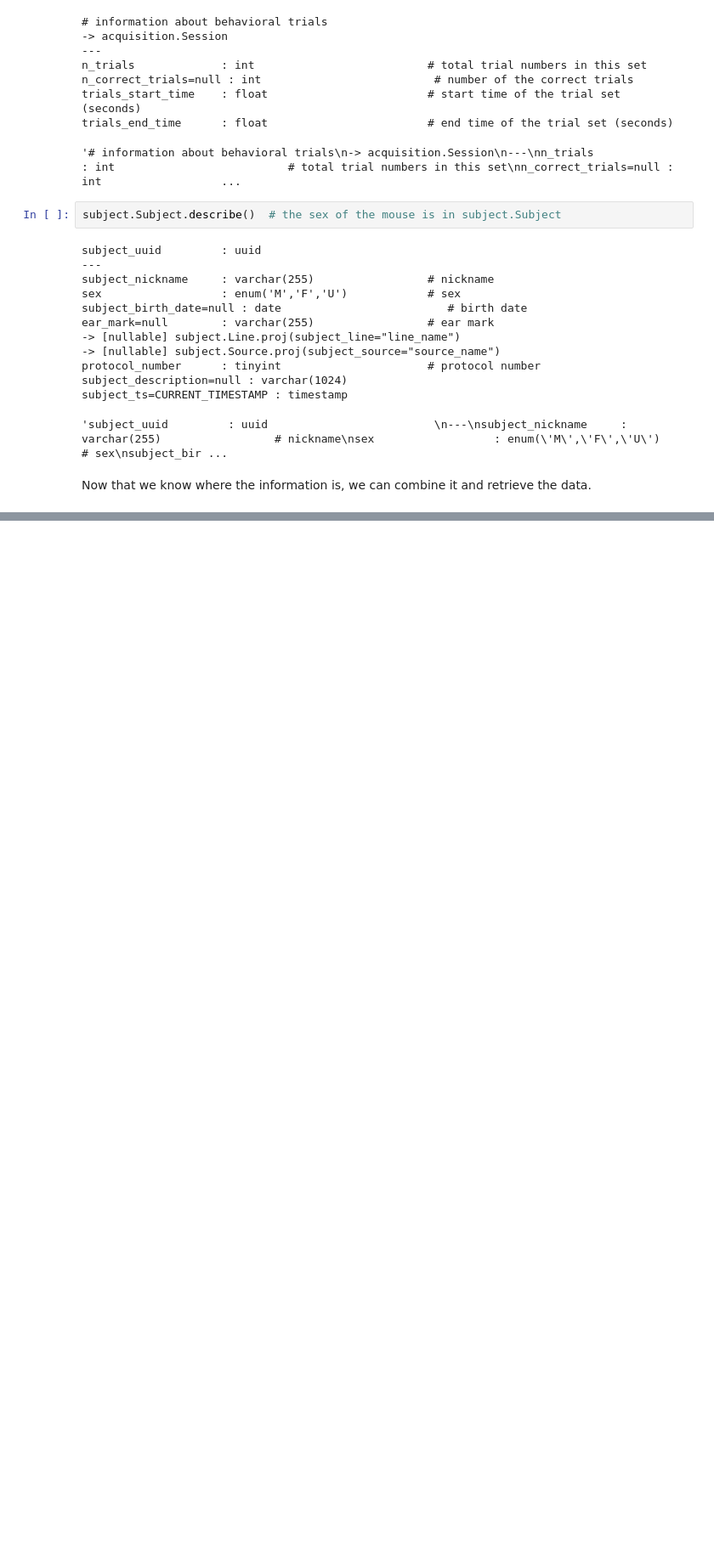
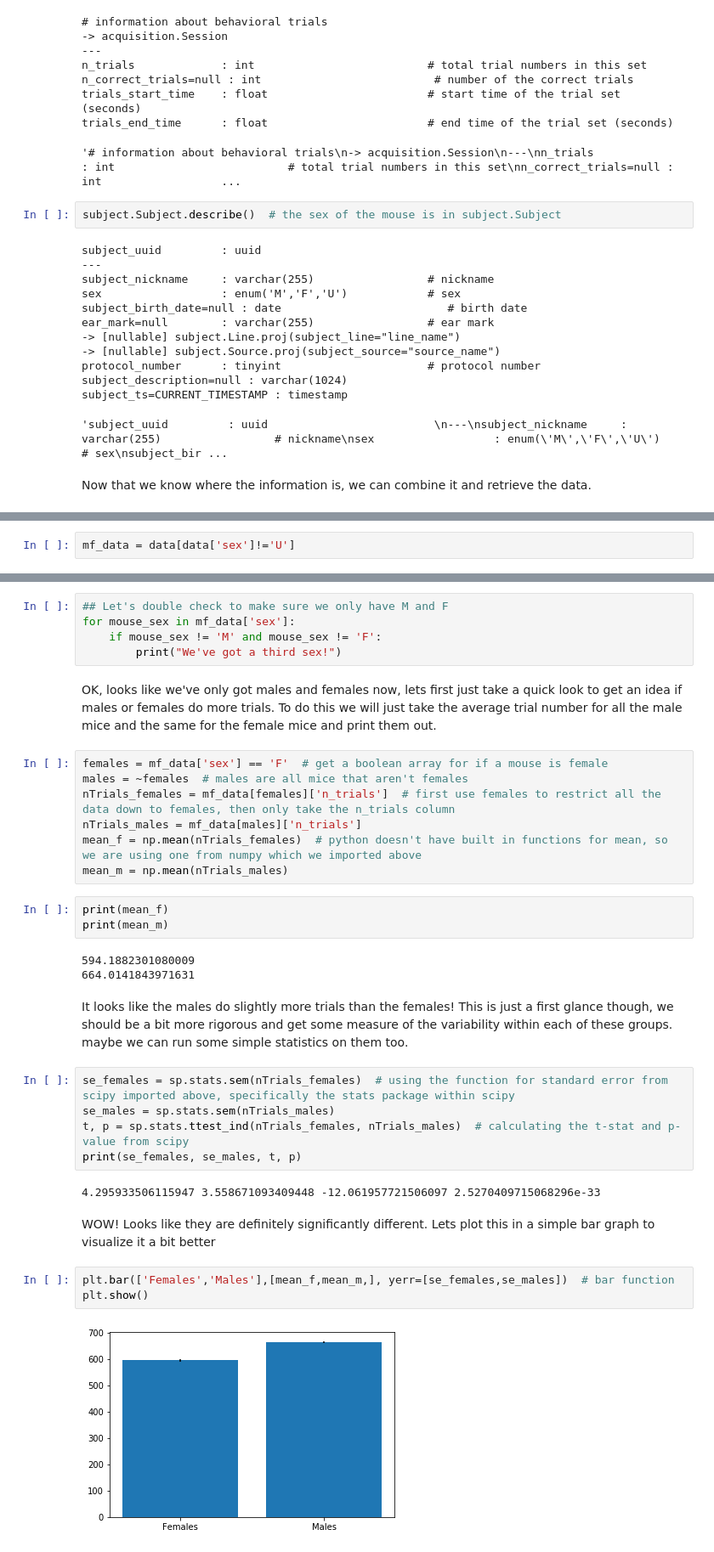
Before and after one commit to cskrasniak/behavior_analysis_demo, a Jupyter notebook: simple_analysis_example.ipynb, the cells around one changed output, grey strips where cells are left out. Shown: that part at 85% size. Saved outputs shown, nothing was run; the diff lists cells and outputs as text; blank space fills up the shorter version.

```diff
--- a/simple_analysis_example.ipynb
+++ b/simple_analysis_example.ipynb
@@ -125,0 +127,2 @@ To inspire original questions for students, the following line can be run to fin
+# %%
+mf_data = data[data['sex']!='U']
@@ -125,0 +143,36 @@ To inspire original questions for students, the following line can be run to fin
+# %%
+## Let's double check to make sure we only have M and F
+for mouse_sex in mf_data['sex']:
+    if mouse_sex != 'M' and mouse_sex != 'F':
+        print("We've got a third sex!")
+# %% [markdown]
+OK, looks like we've only got males and females now, lets first just take a quick look to get an idea if males or females do more trials. To do this we will just take the average trial number for all the male mice and the same for the female mice and print them out.
+# %%
+females = mf_data['sex'] == 'F'  # get a boolean array for if a mouse is female
+males = ~females  # males are all mice that aren't females
+nTrials_females = mf_data[females]['n_trials']  # first use females to restrict all the data down to females, then only take the n_trials column
+nTrials_males = mf_data[males]['n_trials']
+mean_f = np.mean(nTrials_females)  # python doesn't have built in functions for mean, so we are using one from numpy which we imported above
+mean_m = np.mean(nTrials_males)
+# %%
+print(mean_f)
+print(mean_m)
+# %% [output]
+594.1882301080009
+664.0141843971631
+# %% [markdown]
+It looks like the males do slightly more trials than the females! This is just a first glance though, we should be a bit more rigorous and get some measure of the variability within each of these groups. maybe we can run some simple statistics on them too.
+# %%
+se_females = sp.stats.sem(nTrials_females)  # using the function for standard error from scipy imported above, specifically the stats package within scipy
+se_males = sp.stats.sem(nTrials_males)
+t, p = sp.stats.ttest_ind(nTrials_females, nTrials_males)  # calculating the t-stat and p-value from scipy
+print(se_females, se_males, t, p)
+# %% [output]
+4.295933506115947 3.558671093409448 -12.061957721506097 2.5270409715068296e-33
+# %% [markdown]
+WOW! Looks like they are definitely significantly different. Lets plot this in a simple bar graph to visualize it a bit better
+# %%
+plt.bar(['Females','Males'],[mean_f,mean_m,], yerr=[se_females,se_males])  # bar function
+plt.show()
+# %% [output]
+[figure, added]
```
Also changed, not shown: parts of 21 cells of this notebook.
